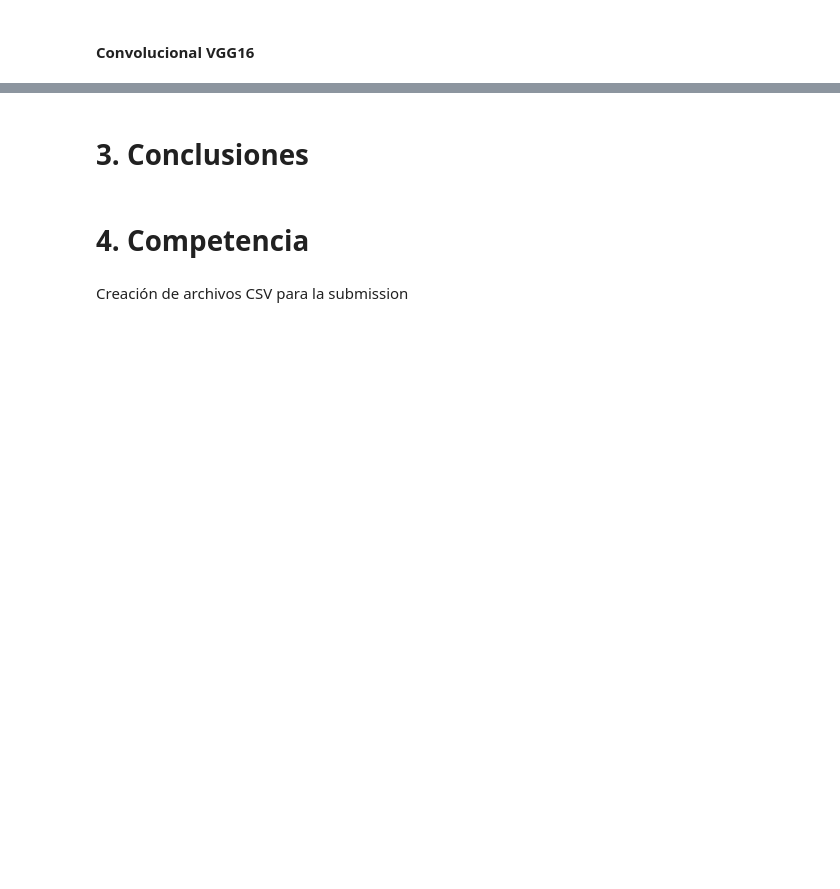
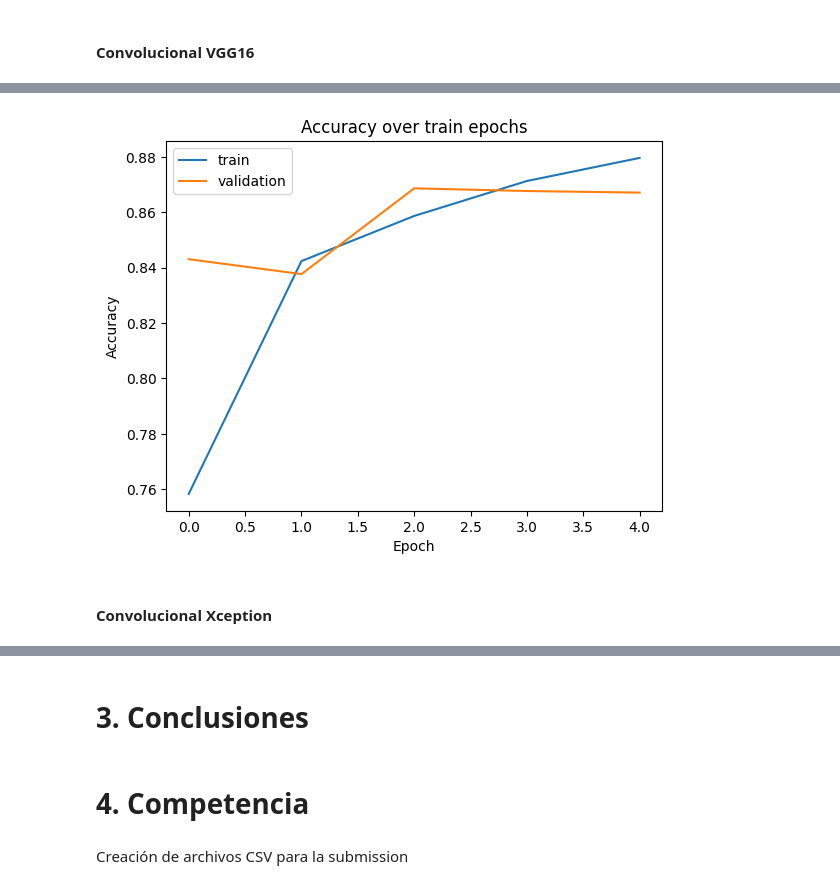
Before and after one commit to BonafedeMarco/UCSE-ML-TP2-2024, a Jupyter notebook: tp2_places.ipynb, the cells around one changed output, grey strips where cells are left out. Drawn from its saved outputs; the diff is of its cells as text; code cells hidden in the pictures; blank space fills up the shorter version.

Commit message:
modelos, entrenamientos y batidas de fruta

```diff
--- a/tp2_places.ipynb
+++ b/tp2_places.ipynb
@@ -330,0 +378,21 @@ show_confusion_matrix(model_vgg16)
+# %%
+clear_vram()
+pretrained_model = VGG16(input_shape=input_shape, include_top=False)
+pretrained_model.trainable = False
+
+model_vgg16_leaky = Sequential([
+    pretrained_model,
+
+    Flatten(),
+
+    Dense(256),
+    LeakyReLU(negative_slope=0.1),
+    Dropout(0.25),
+    Dense(128),
+    LeakyReLU(negative_slope=0.1),
+    Dropout(0.25),
+    Dense(100),
+    LeakyReLU(negative_slope=0.1),
+
+    Dense(len(CATEGORIES), activation='softmax'),
+])
@@ -330,0 +423,2 @@ show_confusion_matrix(model_vgg16)
+# %%
+history_vgg16_leaky = fit_model(model_vgg16_leaky)
@@ -330,0 +436,4 @@ show_confusion_matrix(model_vgg16)
+# %%
+accuracy_over_epochs(history_vgg16_leaky)
+# %% [output]
+[figure, added]
@@ -330,0 +444,2 @@ show_confusion_matrix(model_vgg16)
+# %% [markdown]
+#### Convolucional Xception
```
Also changed, not shown: parts of 31 cells of this notebook.
